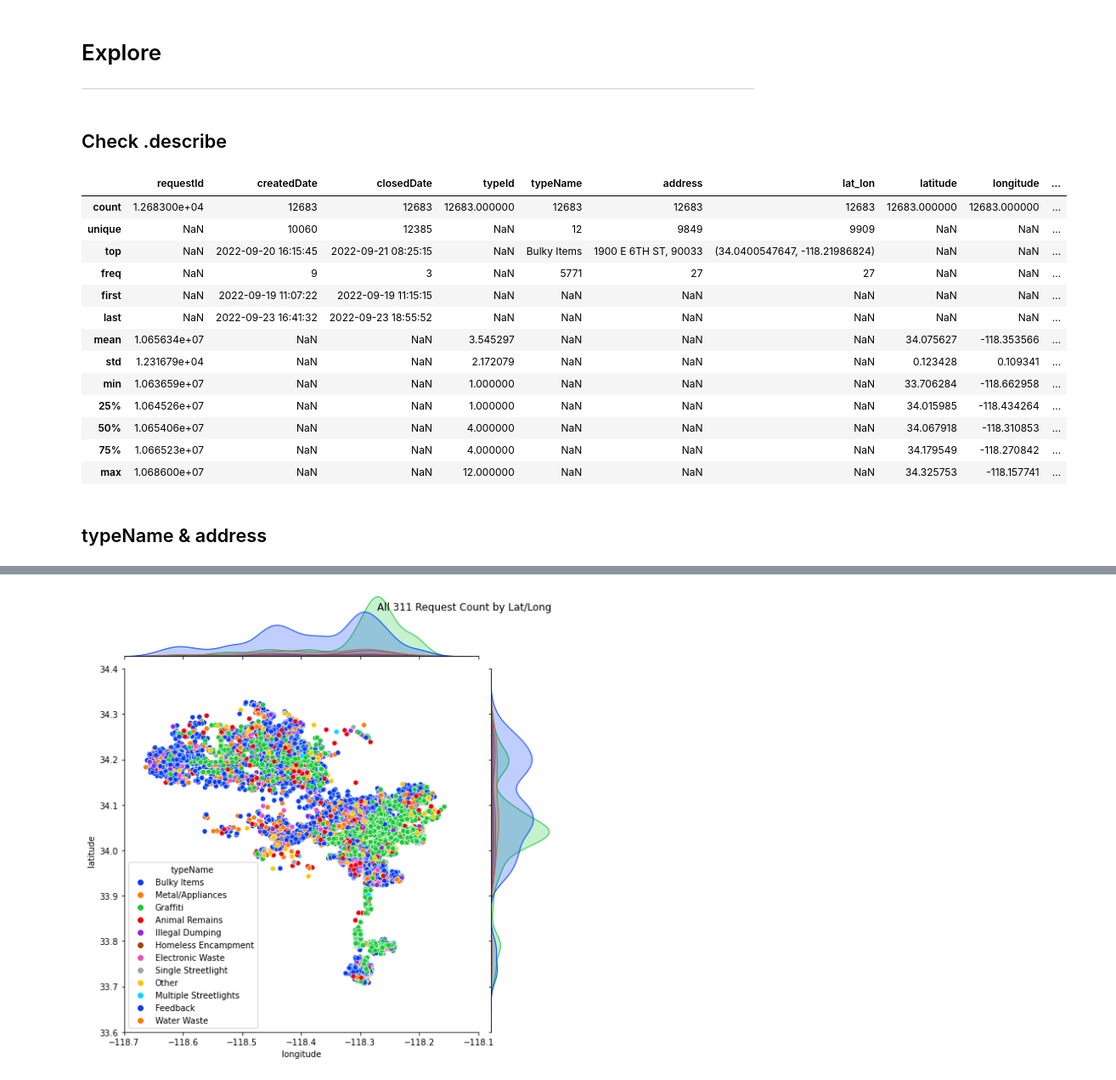
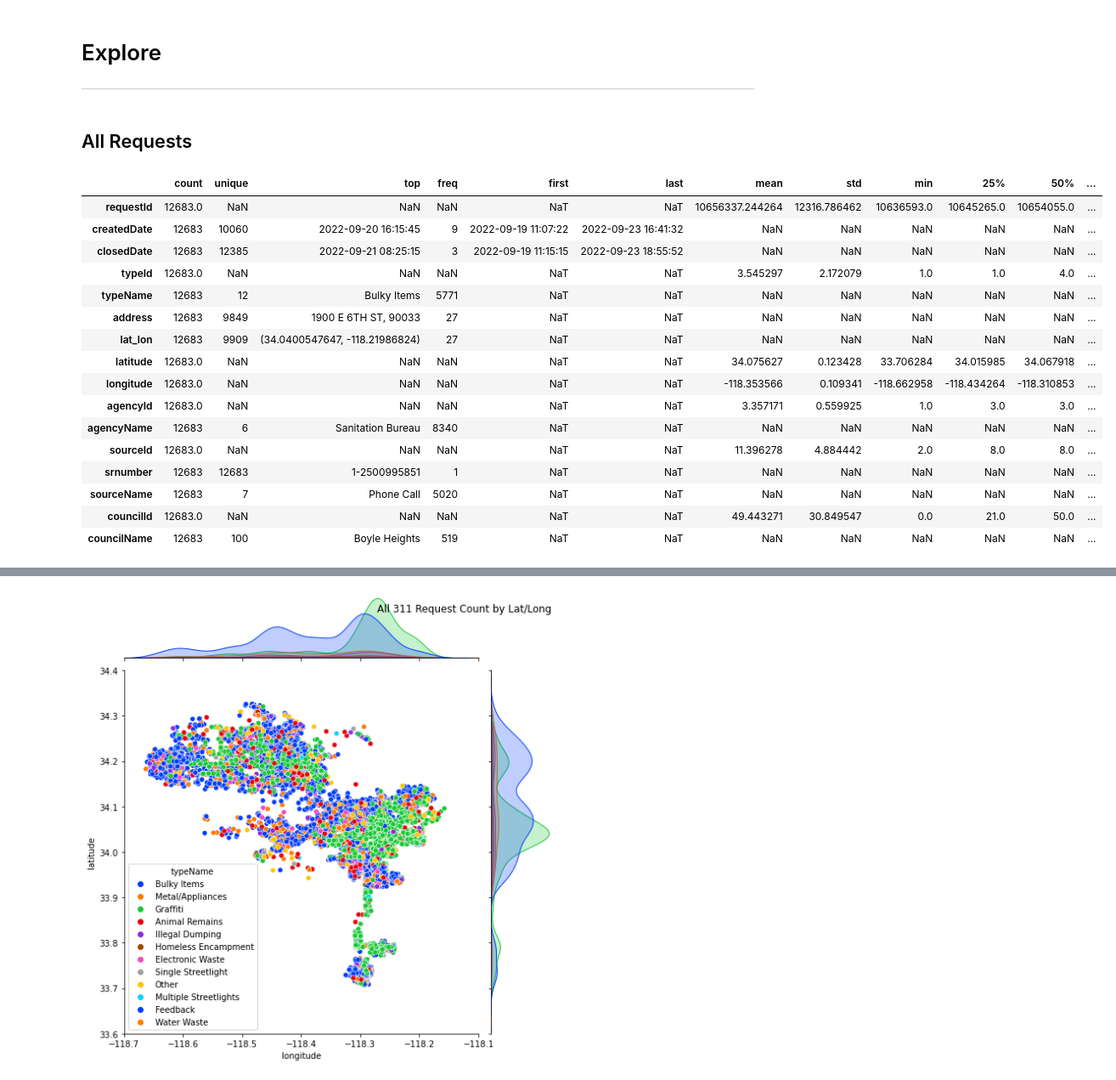
Before and after one commit to ajmachado42/Hack-for-LA-311-Data, a Jupyter notebook: I-1279/01_api_clean_eda.ipynb, the cells around one changed output, grey strips where cells are left out. Shown at 85% size. Cells and saved outputs as stored; diff of their text form; code cells hidden in the pictures.

Commit message:
added more to EDA, greater than 2 requests, greater than 5 requests; started geocoding

```diff
--- a/I-1279/01_api_clean_eda.ipynb
+++ b/I-1279/01_api_clean_eda.ipynb
@@ -112,6 +124,9 @@ dtype: object
 df_311['createdDate'] = pd.to_datetime(df_311['createdDate'])
 df_311['closedDate'] = pd.to_datetime(df_311['closedDate'])
 
+# councilID to object
+df_311['councilID'] = df_311['councilId'].apply(lambda x: int(x))
+
 # zip lat/lon
 df_311['lat_lon'] = [(lat, lon) for lat, lon in zip(df_311['latitude'], df_311['longitude'])]
 df_311 = df_311[['requestId', 'createdDate', 'closedDate', 'typeId', 'typeName', 'address', 'lat_lon', 'latitude',
@@ -131,23 +168,24 @@ df_311.head()
 # Explore
 ---
 # %% [markdown]
-## Check .describe
+## All Requests
 # %%
-df_311.describe(include = 'all')
+df_311.describe(include = 'all').T
 # %% [output]
-|  | requestId | createdDate | closedDate | typeId | typeName | address | lat_lon | latitude | longitude | ... |
-| count | 1.268300e+04 | 12683 | 12683 | 12683.000000 | 12683 | 12683 | 12683 | 12683.000000 | 12683.000000 | ... |
-| unique | NaN | 10060 | 12385 | NaN | 12 | 9849 | 9909 | NaN | NaN | ... |
-| top | NaN | 2022-09-20 16:15:45 | 2022-09-21 08:25:15 | NaN | Bulky Items | 1900 E 6TH ST, 90033 | (34.0400547647, -118.21986824) | NaN | NaN | ... |
-| freq | NaN | 9 | 3 | NaN | 5771 | 27 | 27 | NaN | NaN | ... |
-| first | NaN | 2022-09-19 11:07:22 | 2022-09-19 11:15:15 | NaN | NaN | NaN | NaN | NaN | NaN | ... |
-| last | NaN | 2022-09-23 16:41:32 | 2022-09-23 18:55:52 | NaN | NaN | NaN | NaN | NaN | NaN | ... |
-| mean | 1.065634e+07 | NaN | NaN | 3.545297 | NaN | NaN | NaN | 34.075627 | -118.353566 | ... |
-| std | 1.231679e+04 | NaN | NaN | 2.172079 | NaN | NaN | NaN | 0.123428 | 0.109341 | ... |
-| min | 1.063659e+07 | NaN | NaN | 1.000000 | NaN | NaN | NaN | 33.706284 | -118.662958 | ... |
-| 25% | 1.064526e+07 | NaN | NaN | 1.000000 | NaN | NaN | NaN | 34.015985 | -118.434264 | ... |
-| 50% | 1.065406e+07 | NaN | NaN | 4.000000 | NaN | NaN | NaN | 34.067918 | -118.310853 | ... |
-| 75% | 1.066523e+07 | NaN | NaN | 4.000000 | NaN | NaN | NaN | 34.179549 | -118.270842 | ... |
-| max | 1.068600e+07 | NaN | NaN | 12.000000 | NaN | NaN | NaN | 34.325753 | -118.157741 | ... |
+|  | count | unique | top | freq | first | last | mean | std | min | 25% | 50% | ... |
+| requestId | 12683.0 | NaN | NaN | NaN | NaT | NaT | 10656337.244264 | 12316.786462 | 10636593.0 | 10645265.0 | 10654055.0 | ... |
+| createdDate | 12683 | 10060 | 2022-09-20 16:15:45 | 9 | 2022-09-19 11:07:22 | 2022-09-23 16:41:32 | NaN | NaN | NaN | NaN | NaN | ... |
+| closedDate | 12683 | 12385 | 2022-09-21 08:25:15 | 3 | 2022-09-19 11:15:15 | 2022-09-23 18:55:52 | NaN | NaN | NaN | NaN | NaN | ... |
+| typeId | 12683.0 | NaN | NaN | NaN | NaT | NaT | 3.545297 | 2.172079 | 1.0 | 1.0 | 4.0 | ... |
+| typeName | 12683 | 12 | Bulky Items | 5771 | NaT | NaT | NaN | NaN | NaN | NaN | NaN | ... |
+| address | 12683 | 9849 | 1900 E 6TH ST, 90033 | 27 | NaT | NaT | NaN | NaN | NaN | NaN | NaN | ... |
+| lat_lon | 12683 | 9909 | (34.0400547647, -118.21986824) | 27 | NaT | NaT | NaN | NaN | NaN | NaN | NaN | ... |
+| latitude | 12683.0 | NaN | NaN | NaN | NaT | NaT | 34.075627 | 0.123428 | 33.706284 | 34.015985 | 34.067918 | ... |
+| longitude | 12683.0 | NaN | NaN | NaN | NaT | NaT | -118.353566 | 0.109341 | -118.662958 | -118.434264 | -118.310853 | ... |
+| agencyId | 12683.0 | NaN | NaN | NaN | NaT | NaT | 3.357171 | 0.559925 | 1.0 | 3.0 | 3.0 | ... |
+| agencyName | 12683 | 6 | Sanitation Bureau | 8340 | NaT | NaT | NaN | NaN | NaN | NaN | NaN | ... |
+| sourceId | 12683.0 | NaN | NaN | NaN | NaT | NaT | 11.396278 | 4.884442 | 2.0 | 8.0 | 8.0 | ... |
+| srnumber | 12683 | 12683 | 1-2500995851 | 1 | NaT | NaT | NaN | NaN | NaN | NaN | NaN | ... |
+| sourceName | 12683 | 7 | Phone Call | 5020 | NaT | NaT | NaN | NaN | NaN | NaN | NaN | ... |
+| councilId | 12683.0 | NaN | NaN | NaN | NaT | NaT | 49.443271 | 30.849547 | 0.0 | 21.0 | 50.0 | ... |
+| councilName | 12683 | 100 | Boyle Heights | 519 | NaT | NaT | NaN | NaN | NaN | NaN | NaN | ... |
-# %% [markdown]
-## typeName & address
```
Also changed, not shown: parts of 22 cells of this notebook, 19 other files.
